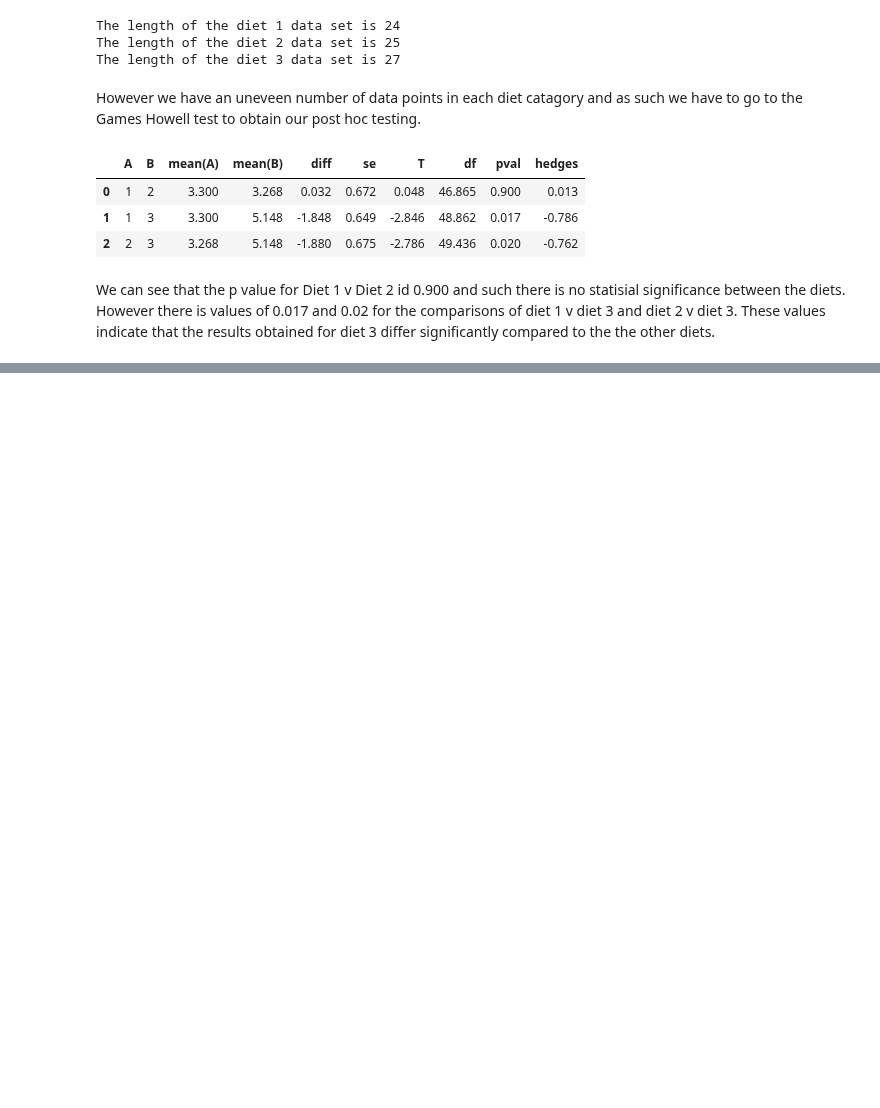
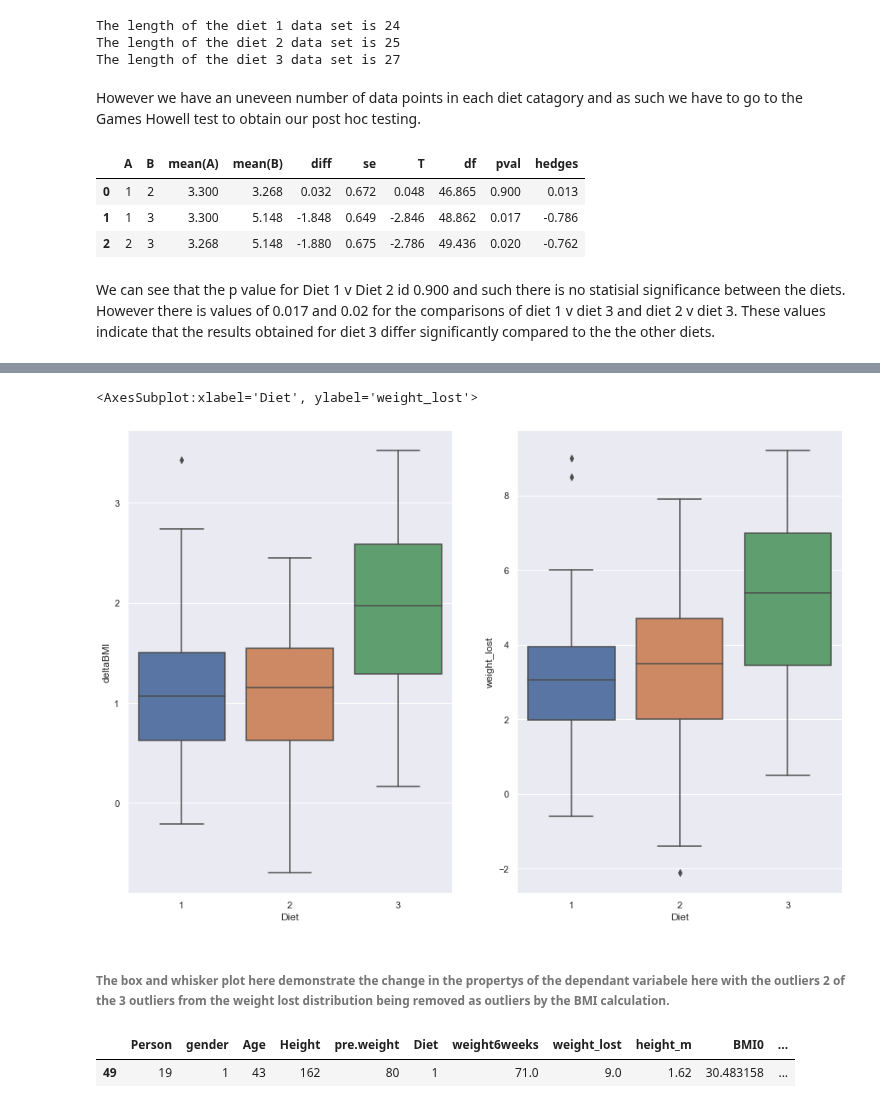
Before and after one commit to Jonathangmit/Machine-learning-and-statistics, a Jupyter notebook: scipy-stats.ipynb, the cells around one changed output, grey strips where cells are left out. Cells and saved outputs as stored; diff of their text form; code cells hidden in the pictures; blank space fills up the shorter version.

Commit message:
Further work on write up and outliers, looking at BMI as dependant variable

```diff
--- a/scipy-stats.ipynb
+++ b/scipy-stats.ipynb
@@ -397,0 +432,15 @@ We can see that the p value for Diet 1 v Diet 2 id 0.900 and such there is no st
+# %%
+fig, ax =plt.subplots(1,2)
+sns.set(rc={'figure.figsize':(15,10)})
+sns.boxplot(x=df['Diet'],y=df['deltaBMI'], ax=ax[0])
+sns.boxplot(x=df['Diet'],y=df['weight_lost'], ax=ax[1])
+# %% [output]
+<AxesSubplot:xlabel='Diet', ylabel='weight_lost'>
+[figure, added]
+# %% [markdown]
+###### The box and whisker plot here demonstrate the change in the propertys of the dependant variabele here with the outliers 2 of the 3 outliers from the weight lost distribution being removed as outliers by the BMI calculation.
+# %%
+dfdiet1.loc[dfdiet1['deltaBMI'] > 3]
+# %% [output]
+|  | Person | gender | Age | Height | pre.weight | Diet | weight6weeks | weight_lost | height_m | BMI0 | ... |
+| 49 | 19 | 1 | 43 | 162 | 80 | 1 | 71.0 | 9.0 | 1.62 | 30.483158 | ... |
```
Also changed, not shown: parts of 28 cells of this notebook.
